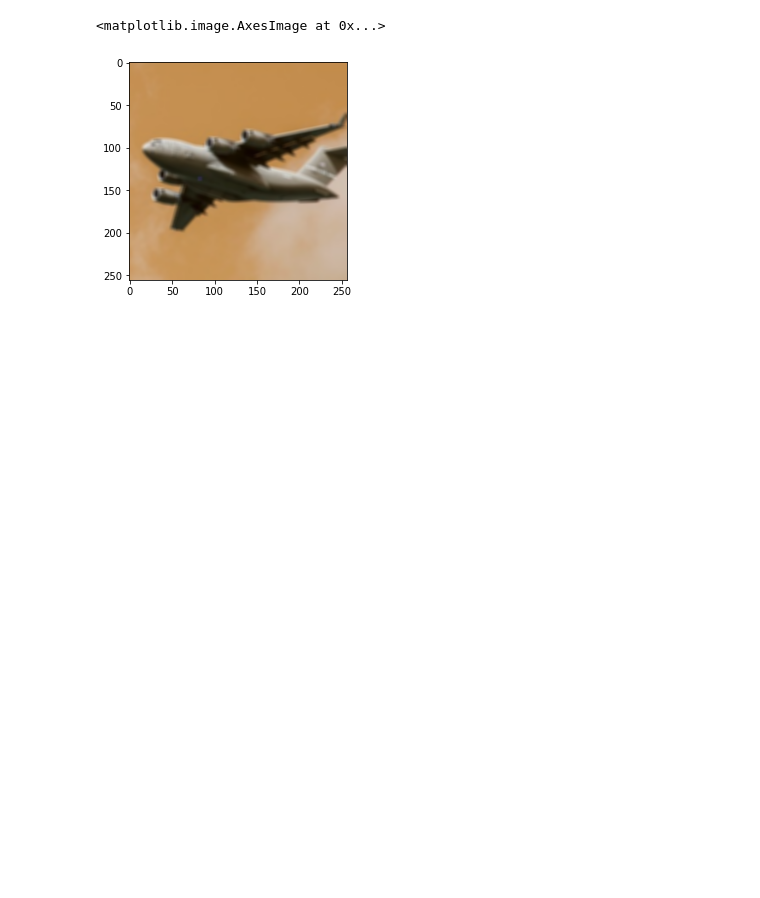
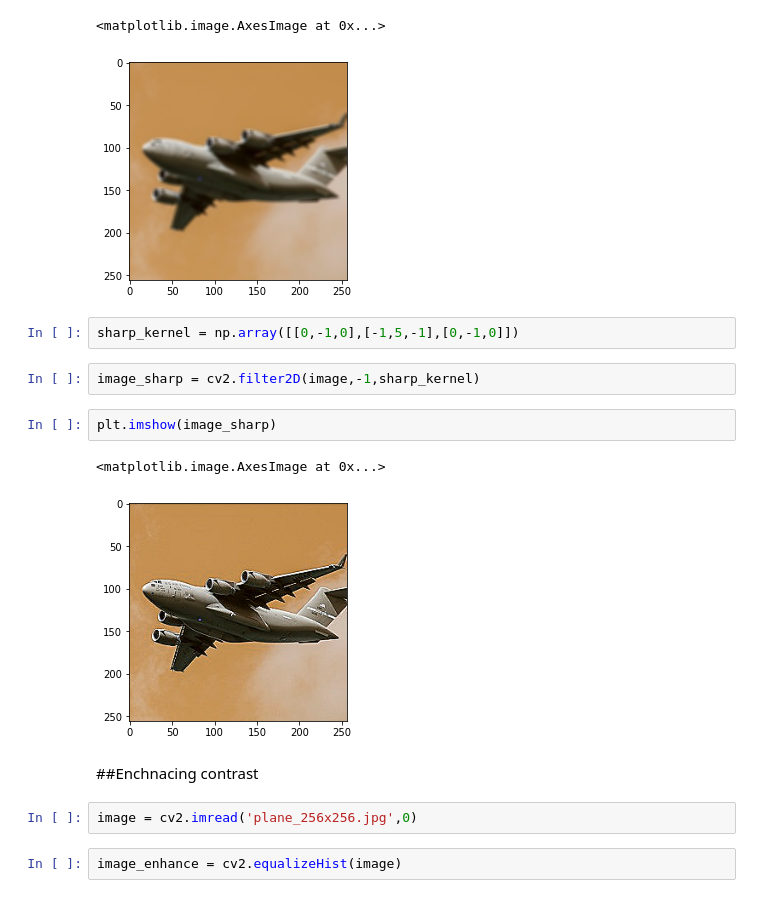
Before and after one commit to Satyamaadi/python, a Jupyter notebook: cv2.ipynb, the cells around one changed output. Cells and saved outputs as stored; diff of their text form; blank space fills up the shorter version.

Commit message:
cv2 image decorations

```diff
--- a/cv2.ipynb
+++ b/cv2.ipynb
@@ -75,3 +77,18 @@ plt.imshow(blur_image)
 # %% [output]
 <matplotlib.image.AxesImage at 0x...>
 [figure]
+# %%
+sharp_kernel = np.array([[0,-1,0],[-1,5,-1],[0,-1,0]])
+# %%
+image_sharp = cv2.filter2D(image,-1,sharp_kernel)
+# %%
+plt.imshow(image_sharp)
+# %% [output]
+<matplotlib.image.AxesImage at 0x...>
+[figure, added]
+# %% [markdown]
+##Enchnacing contrast
+# %%
+image = cv2.imread('plane_256x256.jpg',0)
+# %%
+image_enhance = cv2.equalizeHist(image)
```
Also changed, not shown: parts of 9 cells of this notebook.
